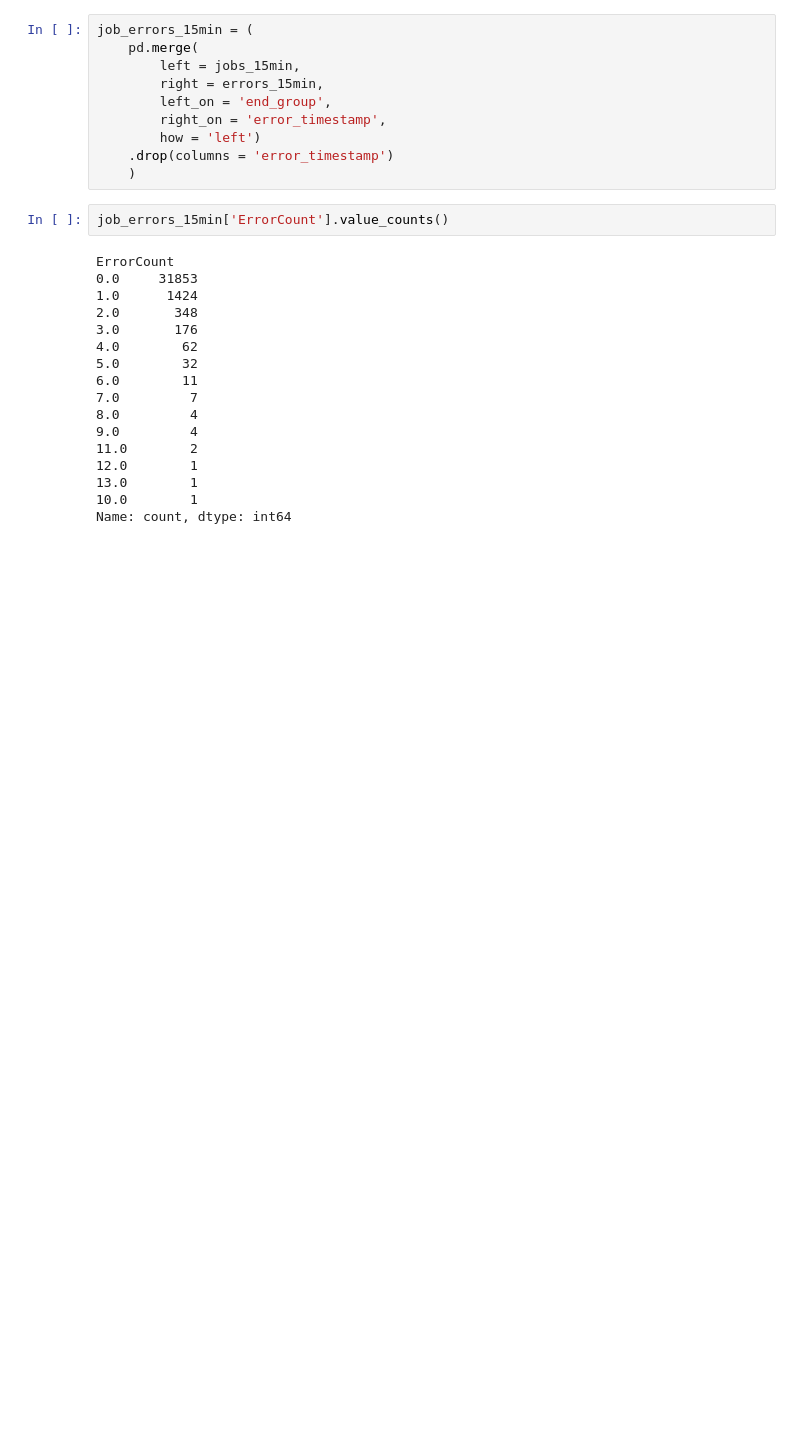
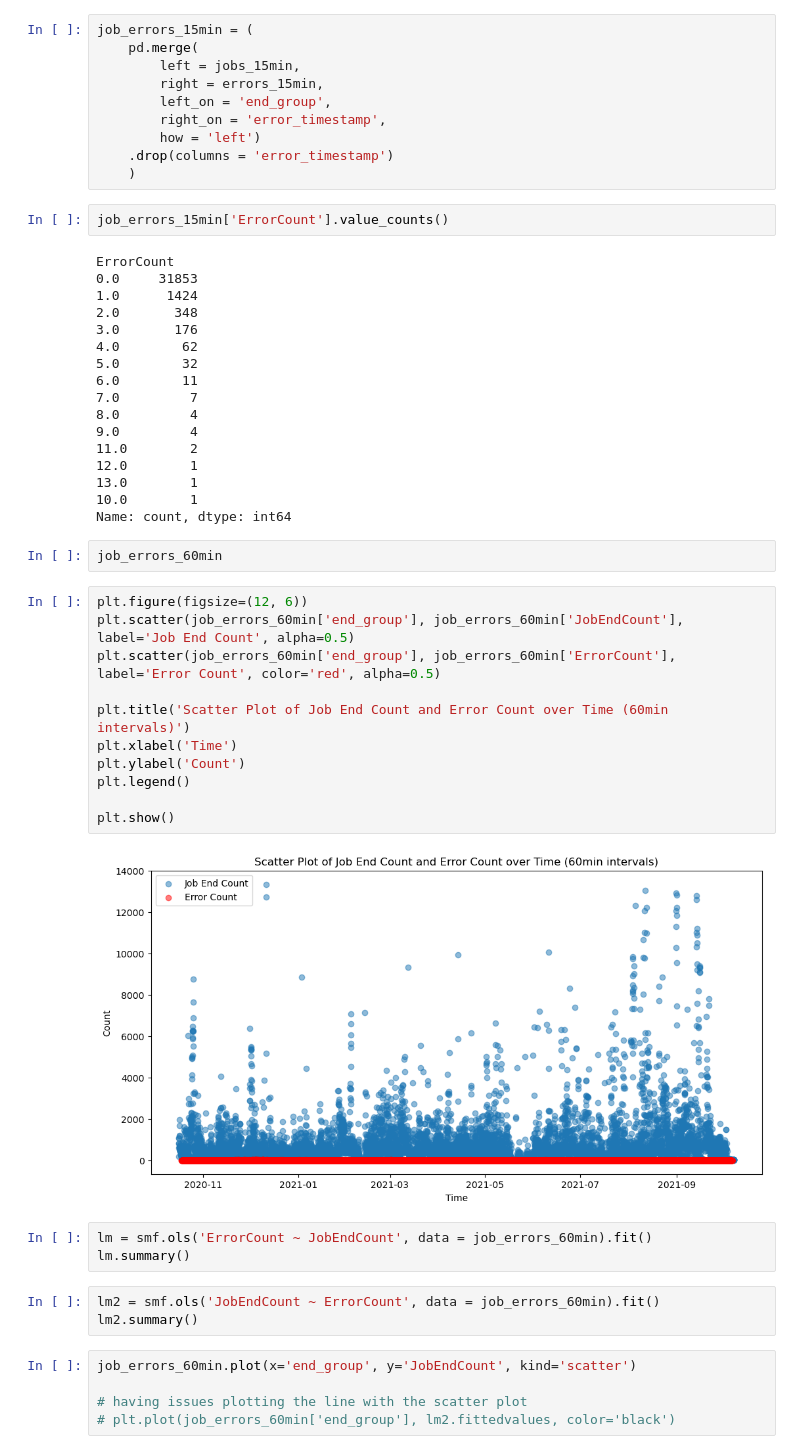
Before and after one commit to nss-data-science-cohort-8/accre-green-bean-casserole, a Jupyter notebook: notebooks/completed_job_by_day_30mins.ipynb, the cells around one changed output. Cells and saved outputs as stored; diff of their text form; blank space fills up the shorter version.

```diff
--- a/notebooks/completed_job_by_day_30mins.ipynb
+++ b/notebooks/completed_job_by_day_30mins.ipynb
@@ -155,3 +147,29 @@ ErrorCount
 13.0        1
 10.0        1
 Name: count, dtype: int64
+# %%
+job_errors_60min
+# %%
+plt.figure(figsize=(12, 6))
+plt.scatter(job_errors_60min['end_group'], job_errors_60min['JobEndCount'], label='Job End Count', alpha=0.5)
+plt.scatter(job_errors_60min['end_group'], job_errors_60min['ErrorCount'], label='Error Count', color='red', alpha=0.5)
+
+plt.title('Scatter Plot of Job End Count and Error Count over Time (60min intervals)')
+plt.xlabel('Time')
+plt.ylabel('Count')
+plt.legend()
+
+plt.show()
+# %% [output]
+[figure, added]
+# %%
+lm = smf.ols('ErrorCount ~ JobEndCount', data = job_errors_60min).fit()
+lm.summary()
+# %%
+lm2 = smf.ols('JobEndCount ~ ErrorCount', data = job_errors_60min).fit()
+lm2.summary()
+# %%
+job_errors_60min.plot(x='end_group', y='JobEndCount', kind='scatter')
+
+# having issues plotting the line with the scatter plot
+# plt.plot(job_errors_60min['end_group'], lm2.fittedvalues, color='black')
```
Also changed, not shown: parts of 21 cells of this notebook, 2 other files.
